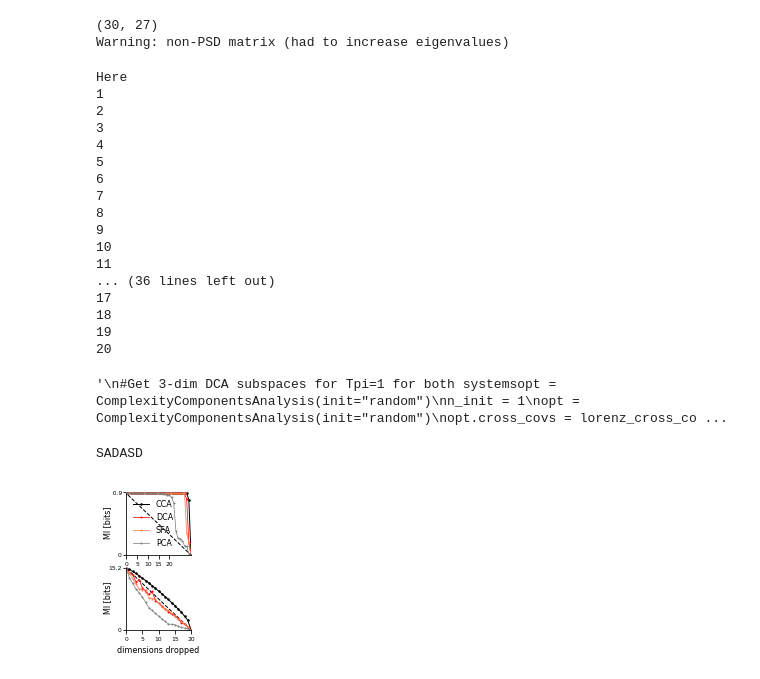
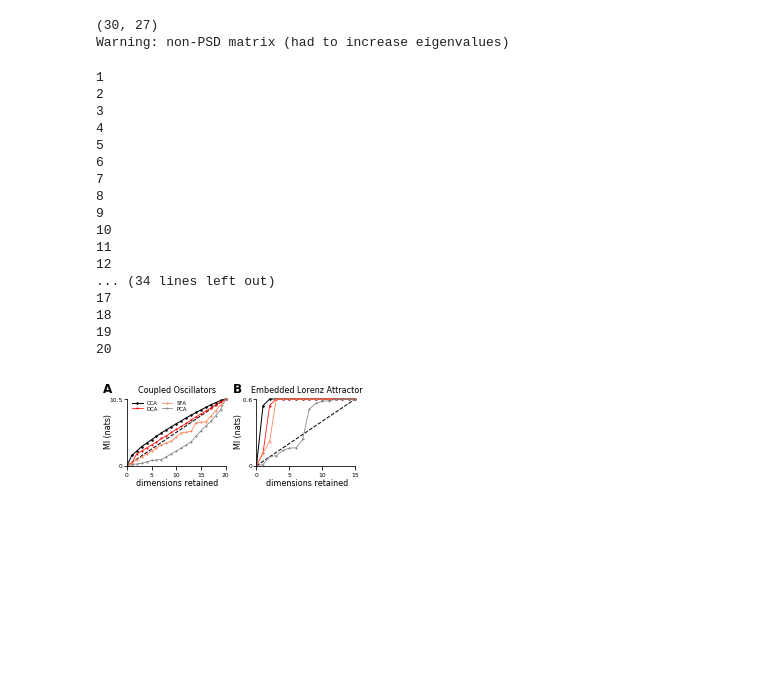
Before and after one commit to BouchardLab/DynamicalComponentsAnalysis, a Jupyter notebook: notebooks/local_minima_fig.ipynb, the cells around one changed output. Saved outputs shown, nothing was run; the diff lists cells and outputs as text; code cells hidden in the pictures; blank space fills up the shorter version.

Commit message:
Add letters to two figures

```diff
--- a/notebooks/local_minima_fig.ipynb
+++ b/notebooks/local_minima_fig.ipynb
@@ -303,23 +168,10 @@ osc_cross_cov_mats = oscillators_cross_cov_mats(A, T=20)
 (30, 27)
 Warning: non-PSD matrix (had to increase eigenvalues)
 # %%
-#Run the 'MI vs. dimensionality' analysis for the Lorenz and oscillator systems
-pi_lorenz, labels = mi_vs_dim(lorenz_cross_cov_mats[0], lorenz_cross_cov_mats[10].T, n_init=1)
-pi_osc, _ = mi_vs_dim(osc_cross_cov_mats[0], osc_cross_cov_mats[10].T, n_init=1)
-
-"""
-#Get 3-dim DCA subspaces for Tpi=1 for both systemsopt = ComplexityComponentsAnalysis(init="random")
-n_init = 1
-opt = ComplexityComponentsAnalysis(init="random")
-opt.cross_covs = lorenz_cross_cov_mats[:10]
-opt.fit_projection(d=3, n_init=n_init)
-V_dca_lorenz = opt.coef_
-opt.cross_covs = osc_cross_cov_mats[:10]
-opt.fit_projection(d=3, n_init=n_init)
-V_dca_osc = opt.coef_
-"""
+#Run the 'MI vs. dimensionality' analysis for both systems
+pi_lorenz, labels = mi_vs_dim(lorenz_cross_cov_mats[0], lorenz_cross_cov_mats[10].T, n_init=20)
+pi_osc, _ = mi_vs_dim(osc_cross_cov_mats[0], osc_cross_cov_mats[10].T, n_init=200)
 # %% [output]
-Here
 1
 2
 3
@@ -331,9 +183,9 @@ Here
 9
 10
 11
-... (36 lines left out)
+12
+... (34 lines left out)
 17
 18
 19
 20
-'\n#Get 3-dim DCA subspaces for Tpi=1 for both systemsopt = ComplexityComponentsAnalysis(init="random")\nn_init = 1\nopt = ComplexityComponentsAnalysis(init="random")\nopt.cross_covs = lorenz_cross_co ...
@@ -352,28 +192,10 @@ for T_pi_idx in range(len(T_pi_vals)):
-# %%
-"""
-top_squares, bottom_squares, ax_right_top, ax_right_bottom = make_axes(5.5, n_sq=len(T_pi_vals),
-                                                                       sq_width=0.15, wpad_edge=0.07, wpad_sq=0.05,
-                                                                       wpad_mid=0.1, hpad_mid=0.14, hpad_edge=0.14)
-#Find local minima and plot
-tol = 0
-for T_pi_idx in range(len(T_pi_vals)):
-    ax_top, ax_bottom = top_squares[T_pi_idx], bottom_squares[T_pi_idx]
-    disp_heatmap(ax_top, lorenz_heatmaps[T_pi_idx], title="$T="+str(T_pi_vals[T_pi_idx])+"$", tol=tol)
-    disp_heatmap(ax_bottom, osc_heatmaps[T_pi_idx], tol=tol)
-
-#Make MI vs. dim curves
-plot_mi_vs_dim(pi_lorenz, labels, ax_right_top)
-plot_mi_vs_dim(pi_osc, labels, ax_right_bottom, legend=True, xlabel=True)
-
-
-plt.savefig("figures/local_minima_test.pdf")#, bbox_inches="tight")
-"""
-
-ax_top, ax_bottom = make_axes(1.5, wpad_edge=.2, hpad_edge=0.15, hpad_mid=0.05)
-plot_mi_vs_dim(pi_lorenz, labels, ax_top, legend=True)
-plot_mi_vs_dim(pi_osc, labels, ax_bottom, xlabel=True)
-
-plt.savefig("figures/local_minima_test.pdf")#, bbox_inches="tight")
-# %% [output]
-SADASD
-[figure, removed]
+# %%
+#Plot results!
+
+ax_left, ax_right = make_axes(4.0, 1.5, wpad_edge=0.1, wpad_mid=0.1, hpad_bottom=0.225, hpad_top=0.125)
+plot_mi_vs_dim(pi_osc, labels, ax_left, legend=True, title="Coupled Oscillators", xlabel=True)
+plot_mi_vs_dim(pi_lorenz, labels, ax_right, max_dim=15, title="Embedded Lorenz Attractor", xlabel=True)
+
+plt.savefig("figures/methods_comp.pdf")
+# %% [output]
+[figure, added]
```
Also changed, not shown: parts of 7 cells of this notebook.
